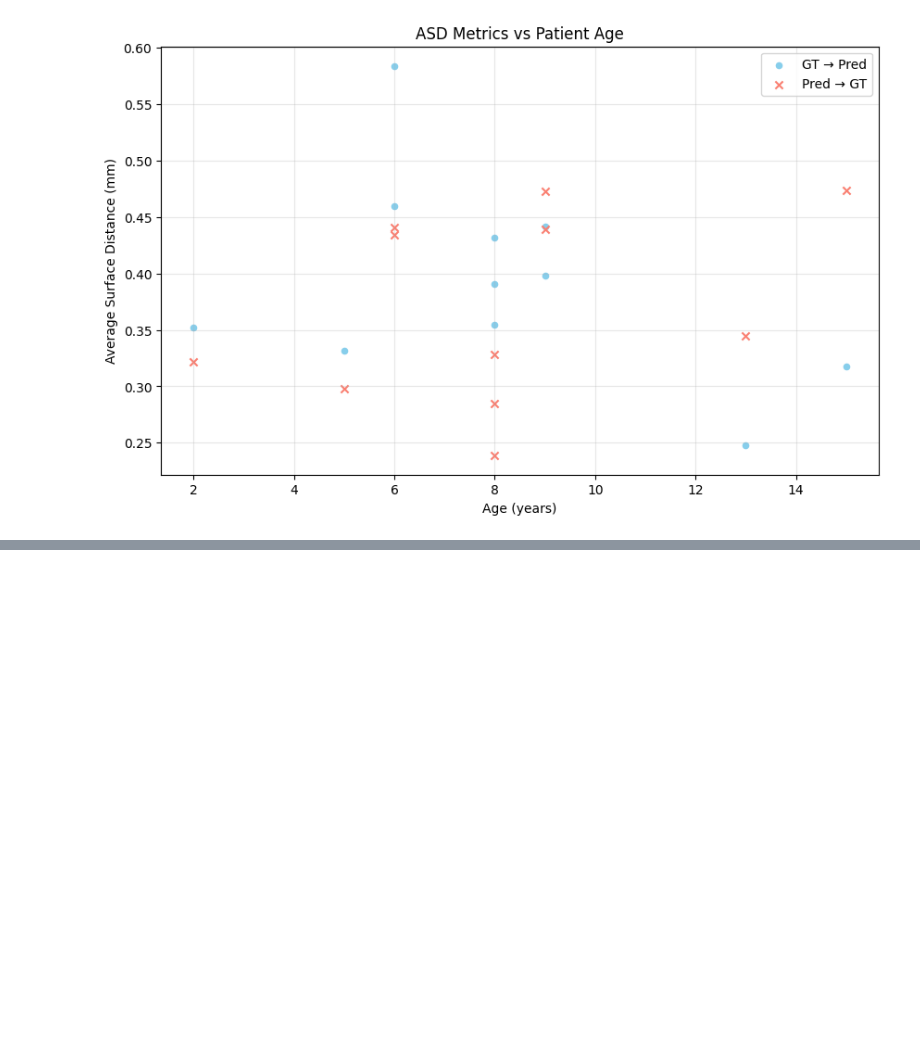
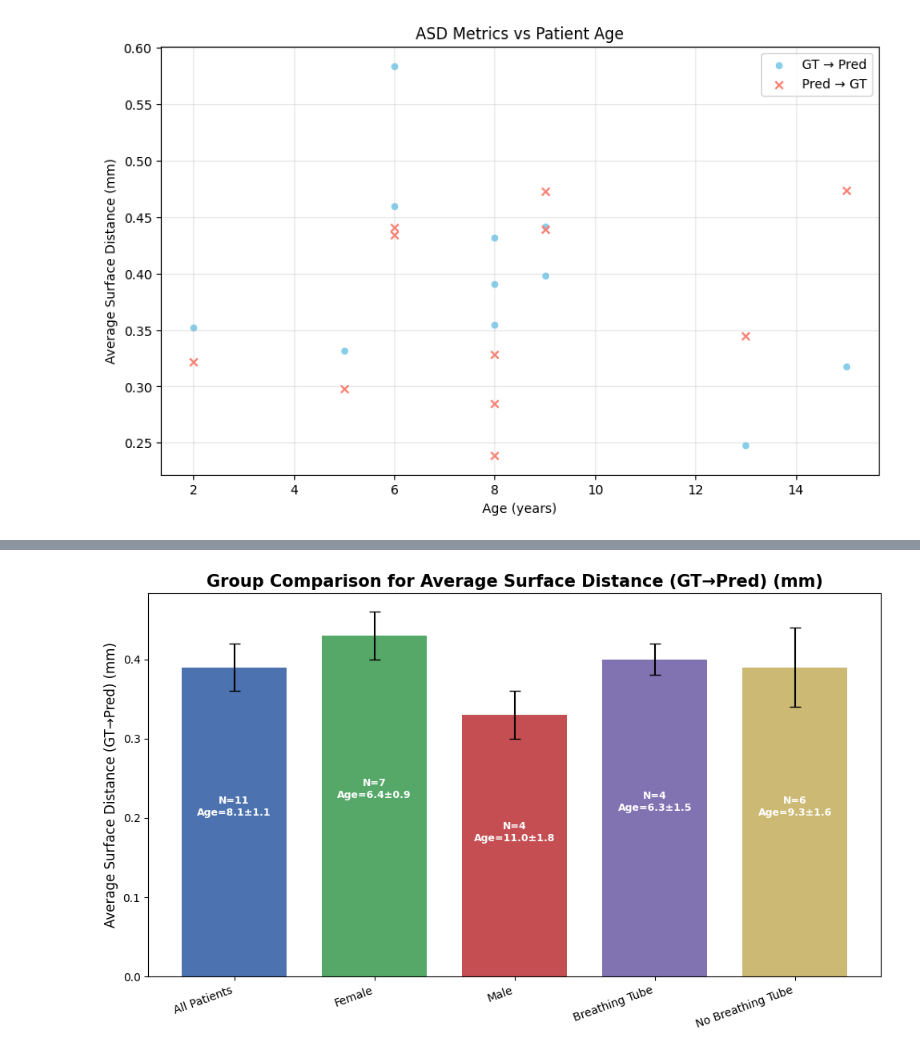
Before and after one commit to abbycrowther/Modelling_Facial_Deformation, a Jupyter notebook: Code/Total_Segmentator/rhabdo_data_work/display_metrics.ipynb, the cells around one changed output, grey strips where cells are left out. Cells and saved outputs as stored; diff of their text form; code cells hidden in the pictures; blank space fills up the shorter version.

```diff
--- a/Code/Total_Segmentator/rhabdo_data_work/display_metrics.ipynb
+++ b/Code/Total_Segmentator/rhabdo_data_work/display_metrics.ipynb
@@ -215,0 +216,14 @@ formatted
+# %%
+import pandas as pd
+
+df = pd.read_csv(r"C:\Users\Abigail Crowther\OneDrive - The University of Manchester\Year 4\MPhys Projects\Semester 1 - Modelling Facial Deformation\Documents\surface_distance_metrics_rhabdo_no_outliers.csv")
+numeric_cols = df.select_dtypes(include='number').columns
+
+means = df[numeric_cols].mean()
+sems = df[numeric_cols].sem()
+
+formatted = means.copy().astype(str)
+for col in numeric_cols:
+    formatted[col] = means[col].round(4).astype(str) + " ± " + sems[col].round(4).astype(str)
+
+formatted
@@ -215,0 +240,70 @@ formatted
+# %%
+import numpy as np
+import matplotlib.pyplot as plt
+
+groups = ["All Patients", "Female", "Male", "Breathing Tube", "No Breathing Tube"]
+
+N_values = [11, 7, 4, 4, 6]
+Age_means = [8.1, 6.4, 11.0, 6.3, 9.3]
+Age_sems  = [1.1, 0.9, 1.8, 1.5, 1.6]
+
+metrics = {
+    "Average Surface Distance (GT→Pred) (mm)": {
+        "mean": [0.39, 0.43, 0.33, 0.40, 0.39],
+        "sem":  [0.03, 0.03, 0.03, 0.02, 0.05]
+    },
+    "Average Surface Distance (Pred→GT) (mm)": {
+        "mean": [0.37, 0.38, 0.35, 0.36, 0.38],
+        "sem":  [0.03, 0.03, 0.05, 0.05, 0.04]
+    },
+    "Robust Hausdorff (100%) (mm)": {
+        "mean": [8.2, 8.7, 7.3, 6.4, 9.5],
+        "sem":  [1.3, 2.0, 0.6, 0.3, 2.2]
+    },
+    "Robust Hausdorff (95%) (mm)": {
+        "mean": [2.0, 2.1, 2.0, 2.2, 2.1],
+        "sem":  [0.2, 0.2, 0.2, 0.3, 0.2]
+    },
+    "Surface Overlap at 1 mm (GT)": {
+        "mean": [0.89, 0.88, 0.90, 0.91, 0.86],
+        "sem":  [0.02, 0.03, 0.02, 0.01, 0.04]
+    },
+    "Surface Overlap at 1 mm (Pred)": {
+        "mean": [0.90, 0.90, 0.90, 0.94, 0.89],
+        "sem":  [0.02, 0.03, 0.02, 0.01, 0.03]
+    }
+}
+
+bar_colors = ["#4C72B0", "#55A868", "#C44E52", "#8172B2", "#CCB974"]
+
+def plot_metric(metric_label, means, sems):
+    x = np.arange(len(groups))
+    width = 0.75
+
+    fig, ax = plt.subplots(figsize=(10, 6))
+
+    bars = ax.bar(x, means, yerr=sems, capsize=5, width=width, color=bar_colors)
+
+    ax.set_ylabel(metric_label, fontsize=12)
+    ax.set_xticks(x)
+    ax.set_xticklabels(groups, rotation=20, ha="right")
+    ax.set_title(f"Group Comparison for {metric_label}", fontsize=15, weight="bold")
+
+    ax.grid(False)
+
+    for i, bar in enumerate(bars):
+        height = bar.get_height()
+        ax.text(
+            bar.get_x() + bar.get_width()/2,
+            height * 0.55,
+            f"N={N_values[i]}\nAge={Age_means[i]:.1f}±{Age_sems[i]:.1f}",
+            ha='center', va='center', color='white', fontsize=9, weight='bold'
+        )
+
+    plt.tight_layout()
+    plt.show()
+
+for metric_name, data in metrics.items():
+    plot_metric(metric_name, data["mean"], data["sem"])
+# %% [output]
+[figure, added]
```
Also changed, not shown: parts of 4 cells of this notebook, 1 other file.
